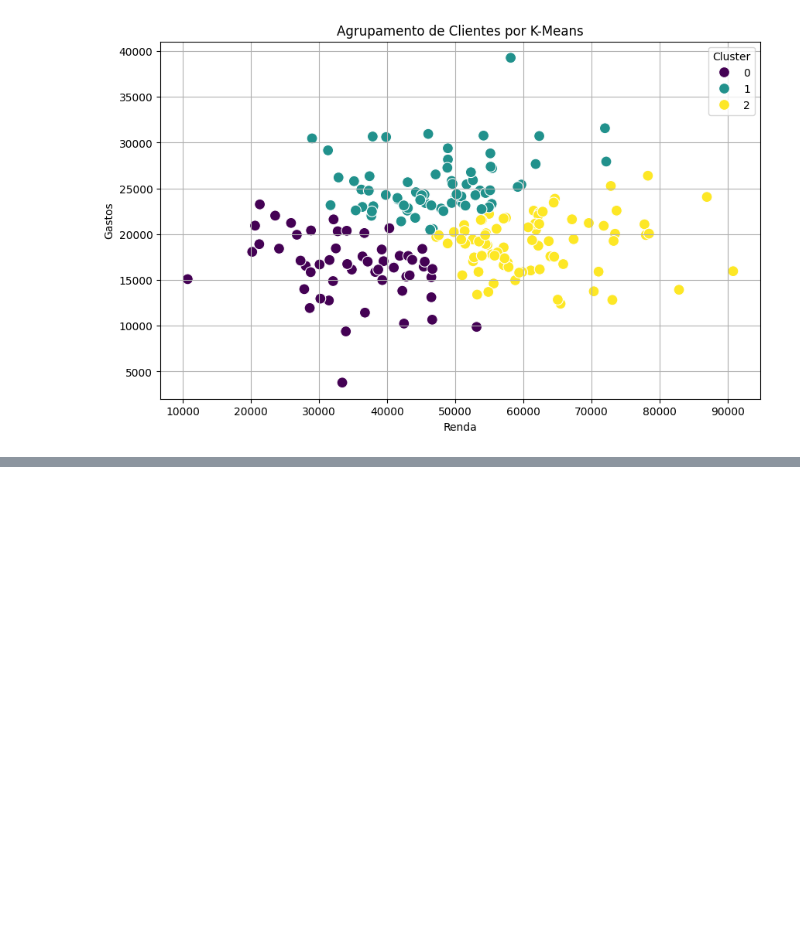
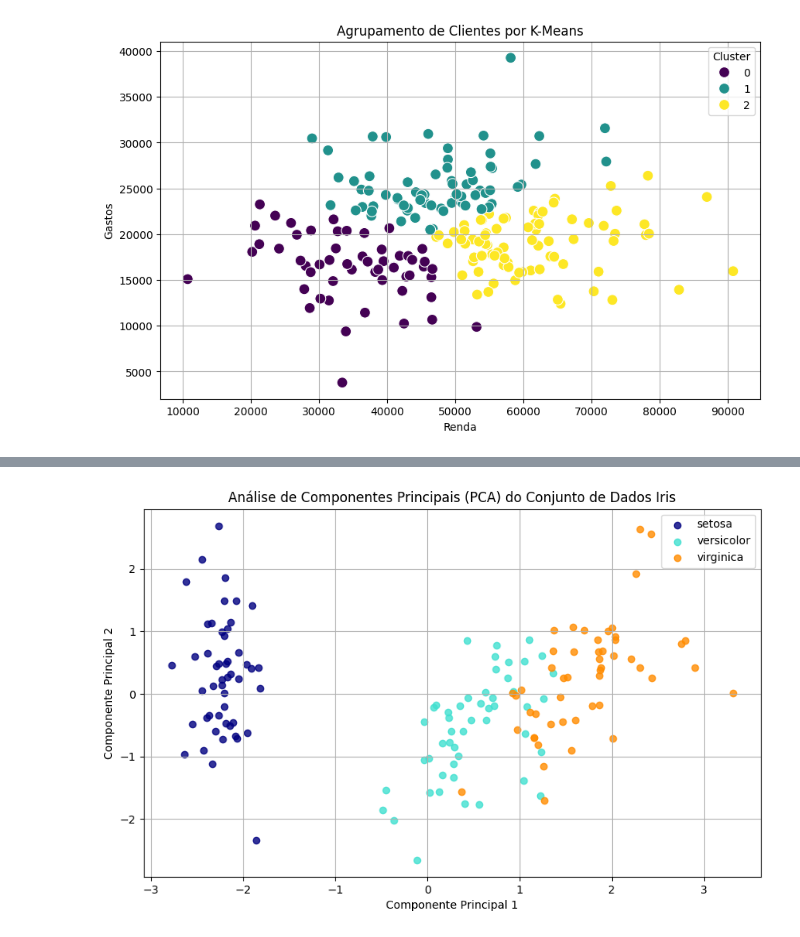
Before and after one commit to victoriawermelinger/SoulCode, a Jupyter notebook: Bootcamp - ANALISE DE DADOS/Exercicio Estatística/Lista de Desafios de Estatística.ipynb, the cells around one changed output, grey strips where cells are left out. Saved outputs shown, nothing was run; the diff lists cells and outputs as text; code cells hidden in the pictures; blank space fills up the shorter version.

```diff
--- a/Bootcamp - ANALISE DE DADOS/Exercicio Estatística/Lista de Desafios de Estatística.ipynb
+++ b/Bootcamp - ANALISE DE DADOS/Exercicio Estatística/Lista de Desafios de Estatística.ipynb
@@ -286,0 +293,39 @@ DataFrame de Características dos Clientes:
+# %%
+# Carregar o conjunto de dados Iris
+iris = load_iris()
+X = iris.data
+y = iris.target
+target_names = iris.target_names
+
+# Criar um DataFrame com os dados Iris
+df_iris = pd.DataFrame(X, columns=iris.feature_names)
+df_iris['Species'] = [target_names[i] for i in y]
+
+# Normalizar os dados
+scaler = StandardScaler()
+X_normalizado = scaler.fit_transform(X)
+
+# Aplicar PCA
+pca = PCA(n_components=2)
+X_pca = pca.fit_transform(X_normalizado)
+
+# Criar um DataFrame com os componentes principais
+df_pca = pd.DataFrame(data=X_pca, columns=['Componente 1', 'Componente 2'])
+df_pca['Species'] = df_iris['Species']
+
+# Visualizar os resultados
+plt.figure(figsize=(10, 6))
+colors = ['navy', 'turquoise', 'darkorange']
+for color, i, target_name in zip(colors, [0, 1, 2], target_names):
+    plt.scatter(df_pca[df_pca['Species'] == target_name]['Componente 1'],
+                df_pca[df_pca['Species'] == target_name]['Componente 2'],
+                color=color, alpha=.8, label=target_name)
+
+plt.title('Análise de Componentes Principais (PCA) do Conjunto de Dados Iris')
+plt.xlabel('Componente Principal 1')
+plt.ylabel('Componente Principal 2')
+plt.legend(loc='best', shadow=False, scatterpoints=1)
+plt.grid()
+plt.show()
+# %% [output]
+[figure, added]
```
Also changed, not shown: parts of 4 cells of this notebook.
